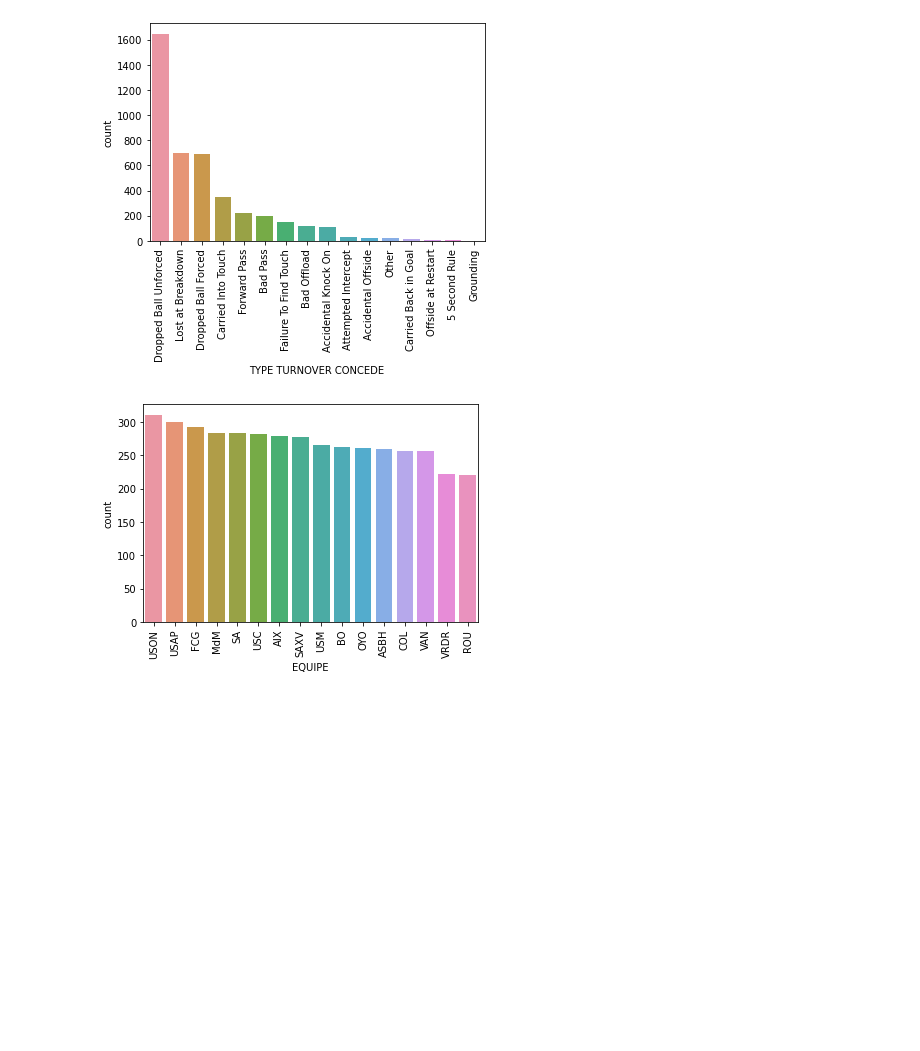
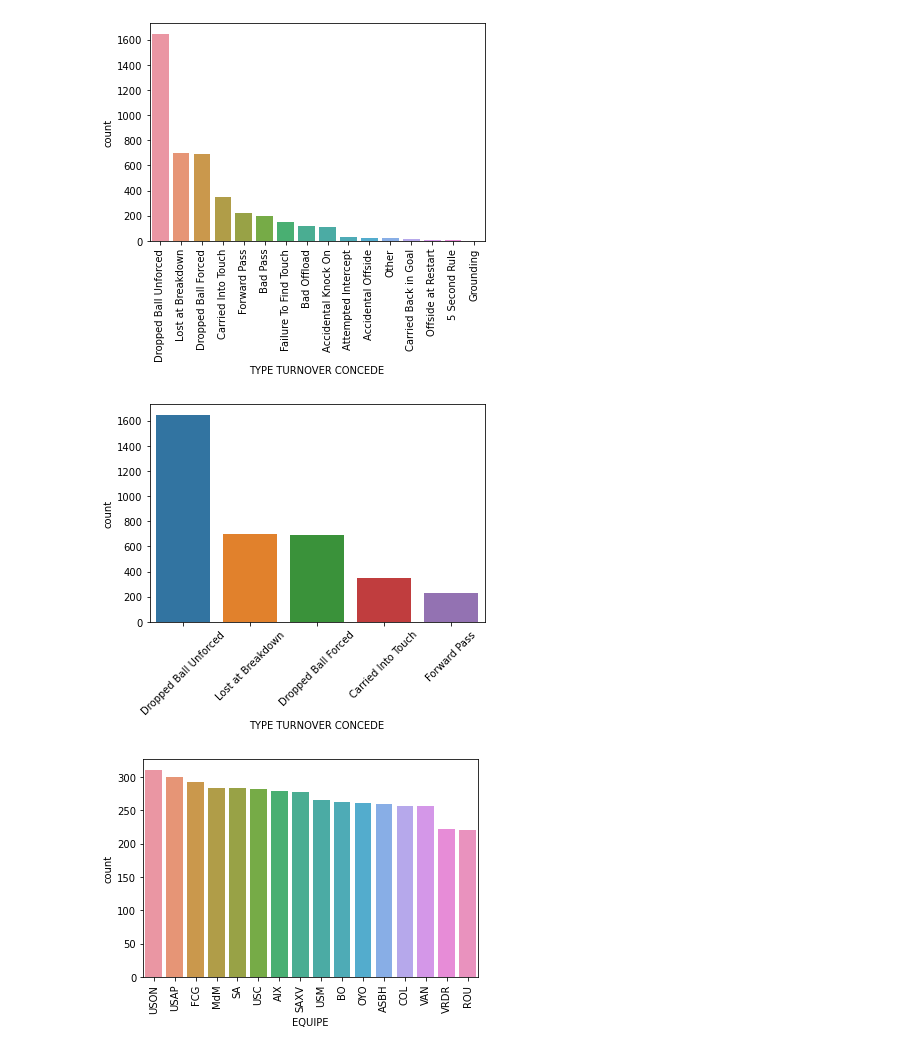
Before and after one commit to UCDPAIanSheridan/UCDPA_IanSheridan, a Jupyter notebook: MyProject.ipynb, the cells around one changed output. Saved outputs shown, nothing was run; the diff lists cells and outputs as text; code cells hidden in the pictures; blank space fills up the shorter version.

```diff
--- a/MyProject.ipynb
+++ b/MyProject.ipynb
@@ -170,6 +191,13 @@ for item in types.get_xticklabels():
     item.set_rotation(90)
 # %% [output]
 [figure]
+# %%
+## Top 5 types of Turnover
+types = sns.countplot(x='TYPE TURNOVER CONCEDE', data=turnover, order=turnover['TYPE TURNOVER CONCEDE'].value_counts().iloc[:5].index)
+for item in types.get_xticklabels():
+    item.set_rotation(45)
+# %% [output]
+[figure, added]
 # %%
 ## Identify what teams were committing the most amount of turnovers
 turnover['TYPE TURNOVER CONCEDE'].unique()
```
Also changed, not shown: parts of 16 cells of this notebook.
